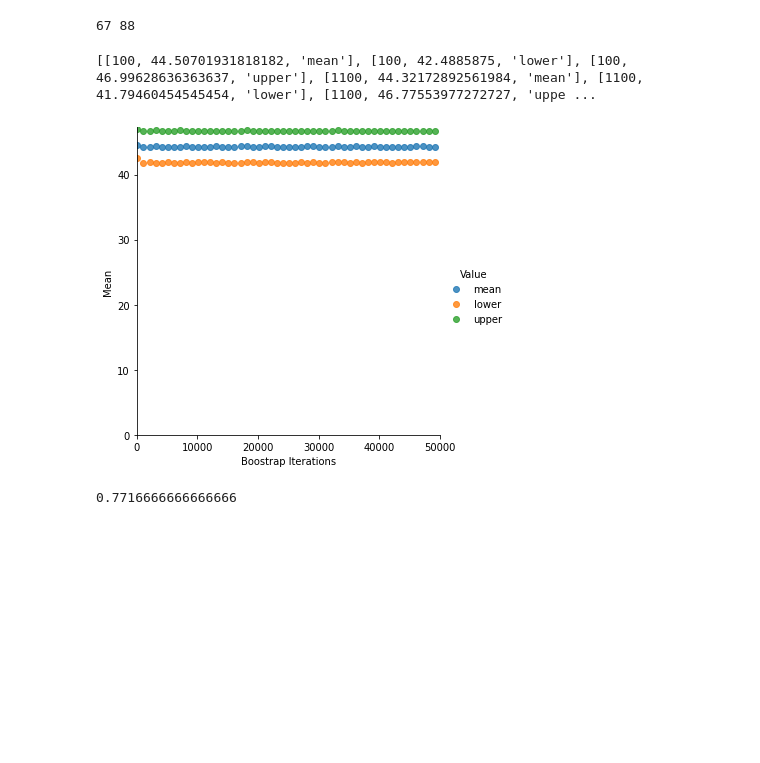
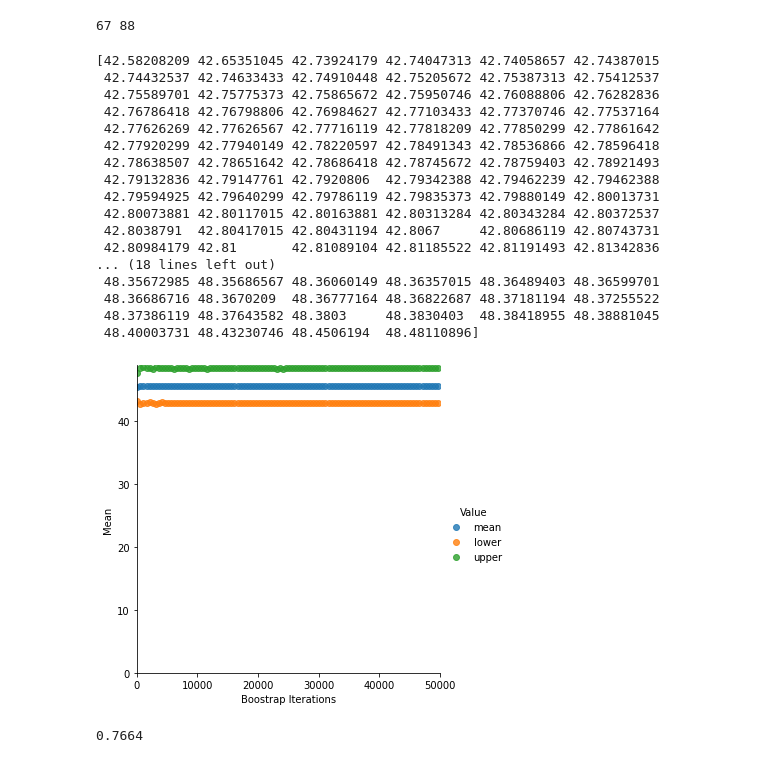
Before and after one commit to AJ6546/CE888, a Jupyter notebook: Lab2.ipynb, the cells around one changed output. Drawn from its saved outputs; the diff is of its cells as text; code cells hidden in the pictures; blank space fills up the shorter version.

```diff
--- a/Lab2.ipynb
+++ b/Lab2.ipynb
@@ -137,18 +137,26 @@ boot_nw = bootstrap_mean_ci(nw,nw.shape[0],1,95)
 #sns_plot.axes[0, 0].set_xlim(0, 50000)
 #sns_plot.savefig("bootstrap_confidence_80.pdf", bbox_inches='tight')
 boots = []
+m=[]
+l=[]
+u=[]
 for i in range(100, 50000, 1000):
-    boot = bootstrap_sd_ci(data, data.shape[0], i, 95)
+    boot = bootstrap_sd_ci(nw, nw.shape[0], i, 95)
     boots.append([i, boot[0], "mean"])
     boots.append([i, boot[1], "lower"])
     boots.append([i, boot[2], "upper"])
-
+    m.append(boot[0])
+    l.append(boot[1])
+    u.append(boot[2])
 df_boot = pd.DataFrame(boots, columns=['Boostrap Iterations', 'Mean', "Value"])
 sns_plot = sns.lmplot(df_boot.columns[0], df_boot.columns[1], data=df_boot, fit_reg=False, hue="Value")
 
 sns_plot.axes[0, 0].set_ylim(0,)
 sns_plot.axes[0, 0].set_xlim(0, 50000)
-
+m=np.sort(m)
+l=np.sort(l)
+u=np.sort(u)
 #sns_plot.savefig("bootstrap_confidence_80.pdf", bbox_inches='tight')
-print(boots)
+print(l)
+print(u)
 # %% [output]
@@ -196,24 +221,50 @@ dem_share_OH=np.array(dem_share_OH)
 67 88
 # %%
 boots = []
-for i in range(100, 50000, 1000):
-    boot = bootstrap_mean_ci(dem_share_OH, dem_share_OH.shape[0], i, 98)
+count=0
+m=[]
+l=[]
+u=[]
+for i in range(100, 50000, 500):
+    boot = bootstrap_mean_ci(dem_share_PA, dem_share_PA.shape[0], i, 98)
     boots.append([i, boot[0], "mean"])
     boots.append([i, boot[1], "lower"])
     boots.append([i, boot[2], "upper"])
-
+    count+=1
+    m.append(boot[0])
+    l.append(boot[1])
+    u.append(boot[2])
 df_boot = pd.DataFrame(boots, columns=['Boostrap Iterations', 'Mean', "Value"])
 sns_plot = sns.lmplot(df_boot.columns[0], df_boot.columns[1], data=df_boot, fit_reg=False, hue="Value")
 
 sns_plot.axes[0, 0].set_ylim(0,)
 sns_plot.axes[0, 0].set_xlim(0, 50000)
-
+m=np.sort(m)
+l=np.sort(l)
+u=np.sort(u)
 #sns_plot.savefig("bootstrap_confidence_80.pdf", bbox_inches='tight')
-print(boots)
+print(l)
+print(u)
 # %% [output]
-[[100, 44.50701931818182, 'mean'], [100, 42.4885875, 'lower'], [100, 46.99628636363637, 'upper'], [1100, 44.32172892561984, 'mean'], [1100, 41.79460454545454, 'lower'], [1100, 46.77553977272727, 'uppe ...
+[42.58208209 42.65351045 42.73924179 42.74047313 42.74058657 42.74387015
+ 42.74432537 42.74633433 42.74910448 42.75205672 42.75387313 42.75412537
+ 42.75589701 42.75775373 42.75865672 42.75950746 42.76088806 42.76282836
+ 42.76786418 42.76798806 42.76984627 42.77103433 42.77370746 42.77537164
+ 42.77626269 42.77626567 42.77716119 42.77818209 42.77850299 42.77861642
+ 42.77920299 42.77940149 42.78220597 42.78491343 42.78536866 42.78596418
+ 42.78638507 42.78651642 42.78686418 42.78745672 42.78759403 42.78921493
+ 42.79132836 42.79147761 42.7920806  42.79342388 42.79462239 42.79462388
+ 42.79594925 42.79640299 42.79786119 42.79835373 42.79880149 42.80013731
+ 42.80073881 42.80117015 42.80163881 42.80313284 42.80343284 42.80372537
+ 42.8038791  42.80417015 42.80431194 42.8067     42.80686119 42.80743731
+ 42.80984179 42.81       42.81089104 42.81185522 42.81191493 42.81342836
+... (18 lines left out)
+ 48.35672985 48.35686567 48.36060149 48.36357015 48.36489403 48.36599701
+ 48.36686716 48.3670209  48.36777164 48.36822687 48.37181194 48.37255522
+ 48.37386119 48.37643582 48.3803     48.3830403  48.38418955 48.38881045
+ 48.40003731 48.43230746 48.4506194  48.48110896]
-[figure, old version]
+[figure, new version]
 # %%
-permut_test(dem_share_PA, dem_share_OH ,30000)
+permut_test(dem_share_PA, dem_share_OH ,10000)
 # %% [output]
-0.7716666666666666
+0.7664
```
Also changed, not shown: parts of 1 cell of this notebook.
